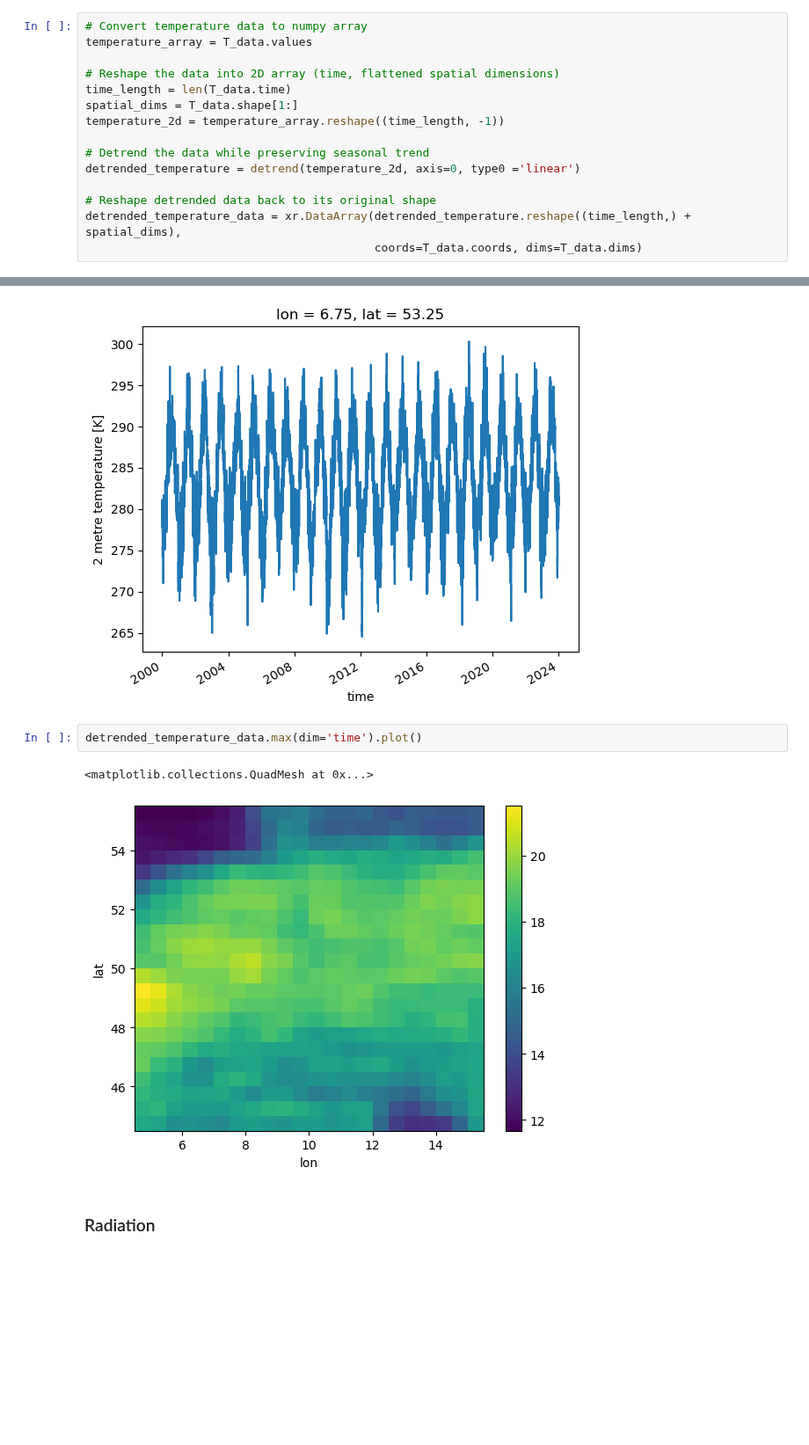
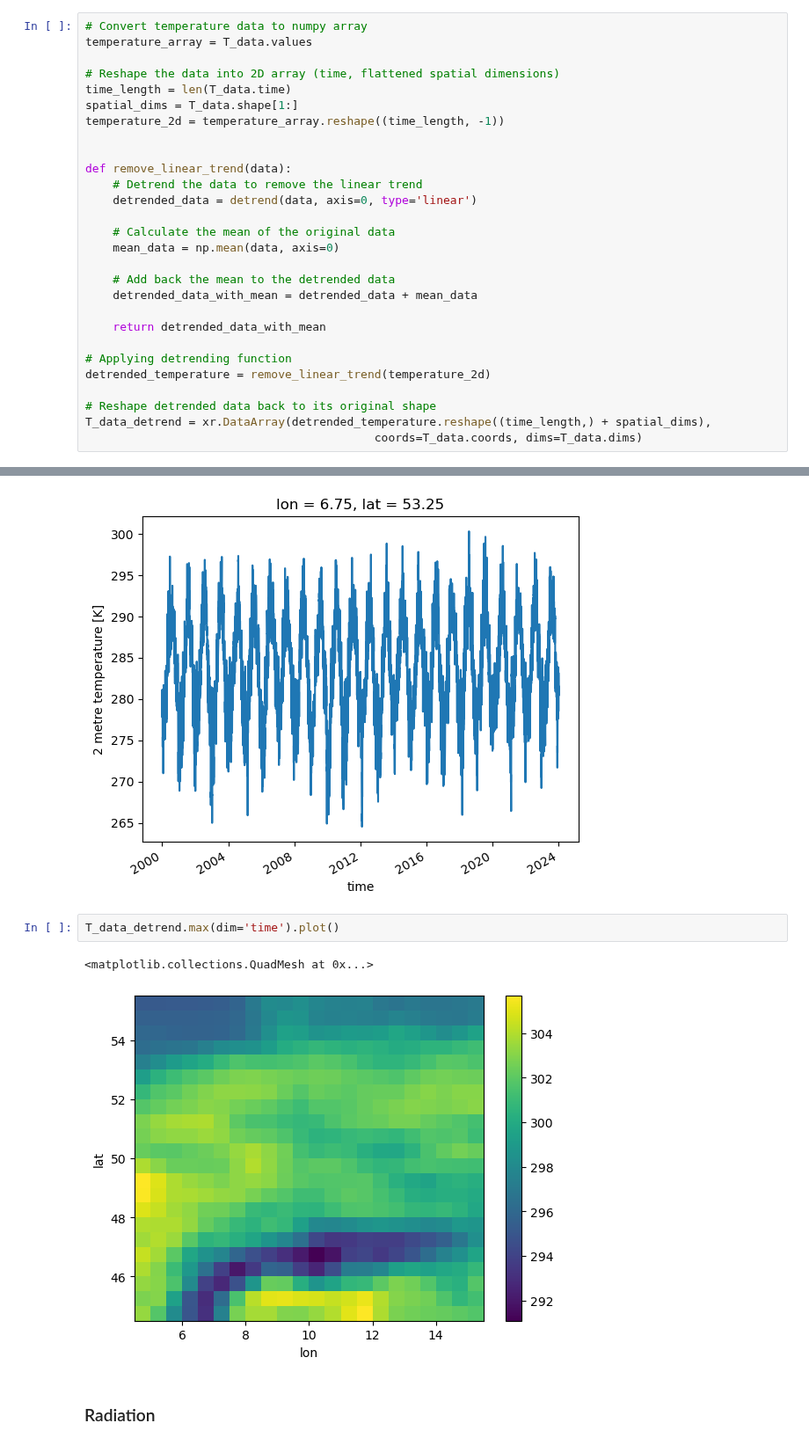
Before and after one commit to JohannaTrost/MSC24-WBM, a Jupyter notebook: monthly.ipynb, the cells around one changed output, grey strips where cells are left out. Shown at 88% size. Saved outputs shown, nothing was run; the diff lists cells and outputs as text; blank space fills up the shorter version.

Commit message:
updated detrend

```diff
--- a/monthly.ipynb
+++ b/monthly.ipynb
@@ -171,9 +170,22 @@ time_length = len(T_data.time)
 spatial_dims = T_data.shape[1:]
 temperature_2d = temperature_array.reshape((time_length, -1))
 
-# Detrend the data while preserving seasonal trend
-detrended_temperature = detrend(temperature_2d, axis=0, type0 ='linear')
+
+def remove_linear_trend(data):
+    # Detrend the data to remove the linear trend
+    detrended_data = detrend(data, axis=0, type='linear')
+
+    # Calculate the mean of the original data
+    mean_data = np.mean(data, axis=0)
+
+    # Add back the mean to the detrended data
+    detrended_data_with_mean = detrended_data + mean_data
+
+    return detrended_data_with_mean
+
+# Applying detrending function
+detrended_temperature = remove_linear_trend(temperature_2d)
 
 # Reshape detrended data back to its original shape
-detrended_temperature_data = xr.DataArray(detrended_temperature.reshape((time_length,) + spatial_dims),
+T_data_detrend = xr.DataArray(detrended_temperature.reshape((time_length,) + spatial_dims),
                                           coords=T_data.coords, dims=T_data.dims)
@@ -216,9 +200,9 @@ T_data.isel(lat=grid[0][0], lon=grid[0][1]).plot(x='time')
 [<matplotlib.lines.Line2D at 0x...>]
 [figure]
 # %%
-detrended_temperature_data.max(dim='time').plot()
+T_data_detrend.max(dim='time').plot()
 # %% [output]
 <matplotlib.collections.QuadMesh at 0x...>
-[figure, old version]
+[figure, new version]
 # %% [markdown]
 ### Radiation
```
Also changed, not shown: parts of 8 cells of this notebook.
